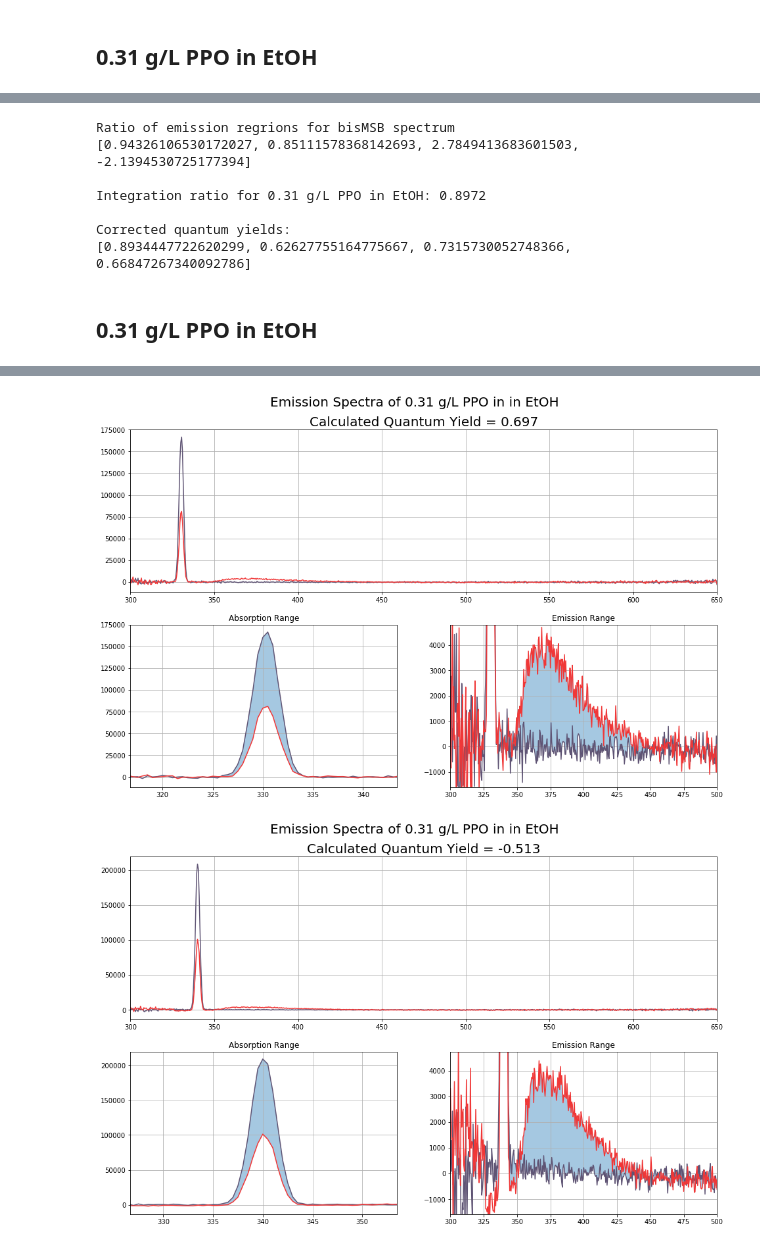
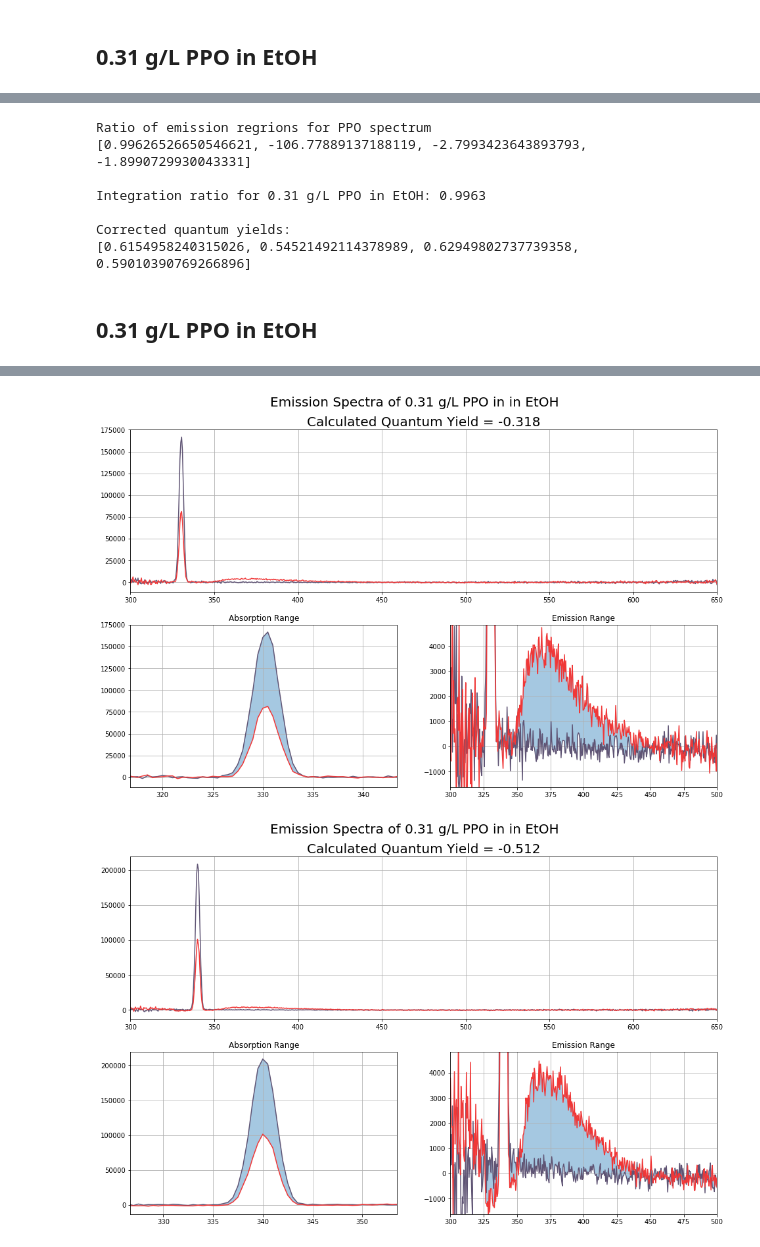
Before and after one commit to nmcneal-bnl/WbLS, a Jupyter notebook: Nominal Quantum Yield from 2016 Integrating Sphere Data.ipynb, the cells around one changed output, grey strips where cells are left out. Saved outputs shown, nothing was run; the diff lists cells and outputs as text; code cells hidden in the pictures.

Commit message:
Finalized and improved the quantum yield calculations. Need to work on varying the last parameter: the integration region start. Also, added code to make plots for the poster

```diff
--- a/Nominal Quantum Yield from 2016 Integrating Sphere Data.ipynb
+++ b/Nominal Quantum Yield from 2016 Integrating Sphere Data.ipynb
@@ -194,11 +194,11 @@ corrected_bisMSB_4x47 = [PTICorr.correct_raw_to_cor(data, baseline_fit_ranges=[[
                          for data in bisMSB_4x47]
 
 ETOH_ex_wavelengths = [310, 320, 330, 340]
-corrected_ETOH     = [PTICorr.correct_raw_to_cor(ETOH[i],baseline_fit_ranges = [[300, ETOH_ex_wavelengths[i] - 5], [500, 650]])
+corrected_ETOH     = [PTICorr.correct_raw_to_cor(ETOH[i],baseline_fit_ranges = [[300, ETOH_ex_wavelengths[i] - 5], [450, 650]])
                       for i in range(len(ETOH))]
-corrected_PPO_0x31 = [PTICorr.correct_raw_to_cor(PPO_0x31[i], baseline_fit_ranges = [[300, ETOH_ex_wavelengths[i] - 5], [500, 650]])
+corrected_PPO_0x31 = [PTICorr.correct_raw_to_cor(PPO_0x31[i], baseline_fit_ranges = [[300, ETOH_ex_wavelengths[i] - 5], [450, 650]])
                       for i in range(len(ETOH))]
-corrected_PPO_3x14 = [PTICorr.correct_raw_to_cor(PPO_3x14[i], baseline_fit_ranges = [[300, ETOH_ex_wavelengths[i] - 5], [500, 650]])
+corrected_PPO_3x14 = [PTICorr.correct_raw_to_cor(PPO_3x14[i], baseline_fit_ranges = [[300, ETOH_ex_wavelengths[i] - 5], [450, 650]])
                       for i in range(len(ETOH))]
 # %%
 '''Quickly plot the data to examine the baseline and full corrections'''
@@ -302,7 +302,7 @@ for blank, fluor in zip(corrected_ETOH, corrected_PPO_0x31):
     ex_int_range = [ex_wavelength - ex_delta, ex_wavelength + ex_delta]
 
     # Define the emission region used for the quantum yield calculation
-    em_int_range = [335, 500]
+    em_int_range = [320, 650]
 
     # Define a second integration region away from the excitation spectrum so that we may perform corrections
     qy_correction_range = [360, 650]
@@ -350,7 +350,7 @@ for blank, fluor in zip(corrected_ETOH, corrected_PPO_0x31):
 [figure]
 # %%
-print "Ratio of emission regrions for bisMSB spectrum\n",PPO_0x31_ETOH_area_ratios
-integration_ratio = np.mean(PPO_0x31_ETOH_area_ratios[:2])
+print "Ratio of emission regrions for PPO spectrum\n",PPO_0x31_ETOH_area_ratios
+integration_ratio = np.mean(PPO_0x31_ETOH_area_ratios[:1])
 
 print "\nIntegration ratio for 0.31 g/L PPO in EtOH: %.4f" %integration_ratio
 
@@ -361,13 +361,13 @@ for i in range(len(PPO_0x31_ETOH_QYs)):
 
 print "\nCorrected quantum yields:\n", corrected_PPO_0x31_ETOH_QYs
 # %% [output]
-Ratio of emission regrions for bisMSB spectrum
-[0.94326106530172027, 0.85111578368142693, 2.7849413683601503, -2.1394530725177394]
+Ratio of emission regrions for PPO spectrum
+[0.99626526650546621, -106.77889137188119, -2.7993423643893793, -1.8990729930043331]
 
-Integration ratio for 0.31 g/L PPO in EtOH: 0.8972
+Integration ratio for 0.31 g/L PPO in EtOH: 0.9963
 
 Corrected quantum yields:
-[0.8934447722620299, 0.62627755164775667, 0.7315730052748366, 0.66847267340092786]
+[0.6154958240315026, 0.54521492114378989, 0.62949802737739358, 0.59010390769266896]
 # %% [markdown]
 ## 0.31 g/L PPO in EtOH
 # %%
@@ -382,10 +382,10 @@ for blank, fluor in zip(corrected_ETOH, corrected_PPO_3x14):
     ex_int_range = [ex_wavelength - ex_delta, ex_wavelength + ex_delta]
 
     # Define the emission region used for the quantum yield calculation
-    em_int_range = [335, 650]
+    em_int_range = [320, 650]
 
     # Define a second integration region away from the excitation spectrum so that we may perform corrections
-    qy_correction_range = [360, 650]
+    qy_correction_range = [375, 650]
 
     # Get the ratio between the two emission region integrals
     ratio =  PTIQY.integrate_between(fluor, blank, qy_correction_range)/ PTIQY.integrate_between(fluor, blank, em_int_range)
@@ -429,4 +429,4 @@ for blank, fluor in zip(corrected_ETOH, corrected_PPO_3x14):
-[figure, old version]
+[figure, new version]
-[figure, old version]
+[figure, new version]
 # %%
 print "Ratio of emission regrions for bisMSB spectrum\n",PPO_3x14_ETOH_area_ratios
```
Also changed, not shown: parts of 4 cells of this notebook, 21 other files.
